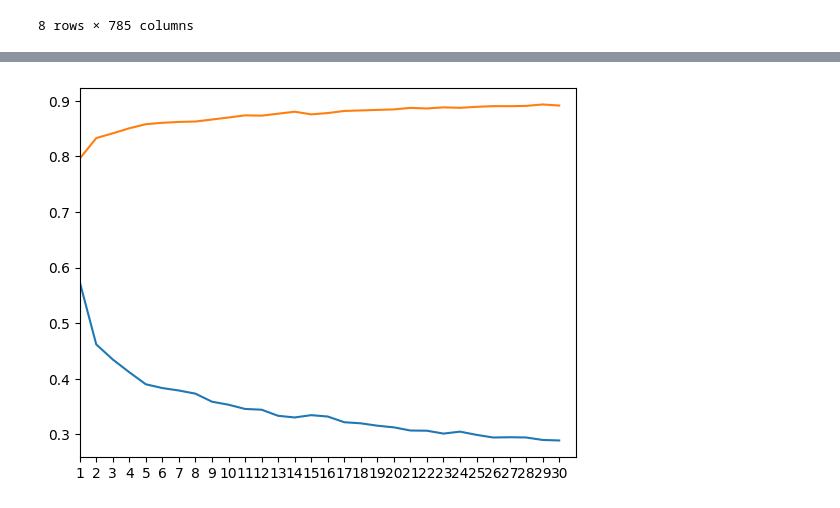
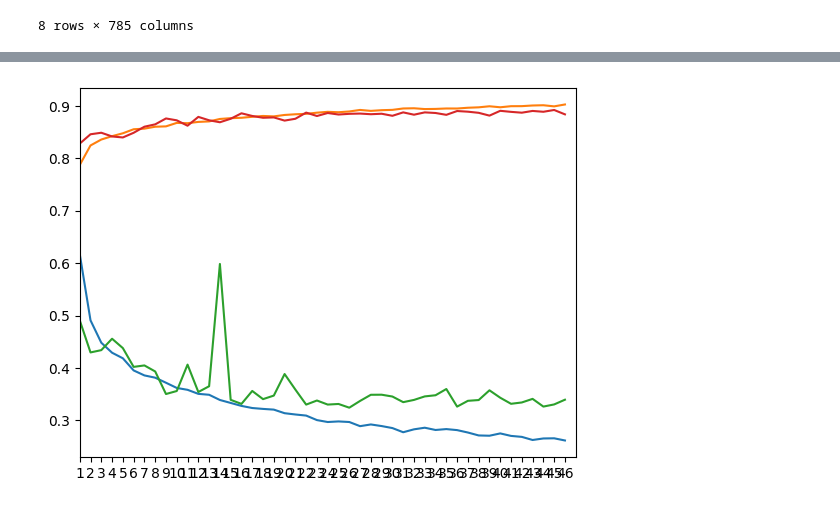
Before and after one commit to Krist0f0l0s/fashion-mnist, a Jupyter notebook: fashion.ipynb, the cells around one changed output, grey strips where cells are left out. Saved outputs shown, nothing was run; the diff lists cells and outputs as text; code cells hidden in the pictures.

Commit message:
early stopping

```diff
--- a/fashion.ipynb
+++ b/fashion.ipynb
@@ -22,31 +22,35 @@ test.describe()
 x_train, y_train = train.loc[:, train.columns != 'label']/255, train['label']
 x_test, y_test = test.loc[:, test.columns != 'label']/255, test['label']
 # %%
-epochs = 30
+epochs = 1000
 # %%
 model = tf.keras.models.Sequential([
   tf.keras.Input((784,)),
+  tf.keras.layers.Flatten(),
   tf.keras.layers.Dense(1024, activation='relu'),
   tf.keras.layers.Dropout(0.2),
   tf.keras.layers.BatchNormalization(),
   tf.keras.layers.Dense(1024, activation='relu'),
   tf.keras.layers.Dropout(0.2),
   tf.keras.layers.BatchNormalization(),
-  tf.keras.layers.Dense(10)
+  tf.keras.layers.Dense(1024, activation='relu'),
+  tf.keras.layers.Dropout(0.2),
+  tf.keras.layers.BatchNormalization(),
+  tf.keras.layers.Dense(10, activation='softmax')
 ])
 
-loss_fn = tf.keras.losses.SparseCategoricalCrossentropy(from_logits=True)
+loss_fn = tf.keras.losses.SparseCategoricalCrossentropy()
+
+early_stopping = tf.keras.callbacks.EarlyStopping(
+    min_delta=0.0001, # minimium amount of change to count as an improvement
+    patience=20, # how many epochs to wait before stopping
+    restore_best_weights=True,
+)
 
 model.compile(optimizer='adam',
               loss=loss_fn,
               metrics=['accuracy'])
-
-# early_stopping = tf.keras.callbacks.EarlyStopping(
-#     min_delta=0.001, # minimium amount of change to count as an improvement
-#     patience=20, # how many epochs to wait before stopping
-#     restore_best_weights=True,
-# )
 # %%
-history = model.fit(x_train, y_train, validation_split=0.1, epochs=epochs, verbose=1)
+history = model.fit(x_train, y_train, validation_split=0.3, epochs=epochs, verbose=1, callbacks=[early_stopping])
 model.evaluate(x_test,  y_test, verbose=2)
 # %% [output]
@@ -71,19 +75,20 @@ AssertionError
 # %%
 loss = history.history['loss']
 accuracy = history.history['accuracy']
 val_loss = history.history['val_loss']
 val_accuracy = history.history['val_accuracy']
 
-t = np.arange(0, epochs, 1)
+passed = len(loss)
+t = np.arange(0, passed, 1)
 
 fig, ax = plt.subplots()
 ax.plot(t, loss)
 ax.plot(t, accuracy)
 ax.plot(t, val_loss)
 ax.plot(t, val_accuracy)
-ax.set(xlim=(0,epochs), xticks=t, xticklabels=t+1)
+ax.set(xlim=(0,passed), xticks=t, xticklabels=t+1)
 
 
 plt.show()
 # %% [output]
-[figure, old version]
+[figure, new version]
```
Also changed, not shown: parts of 1 cell of this notebook.
